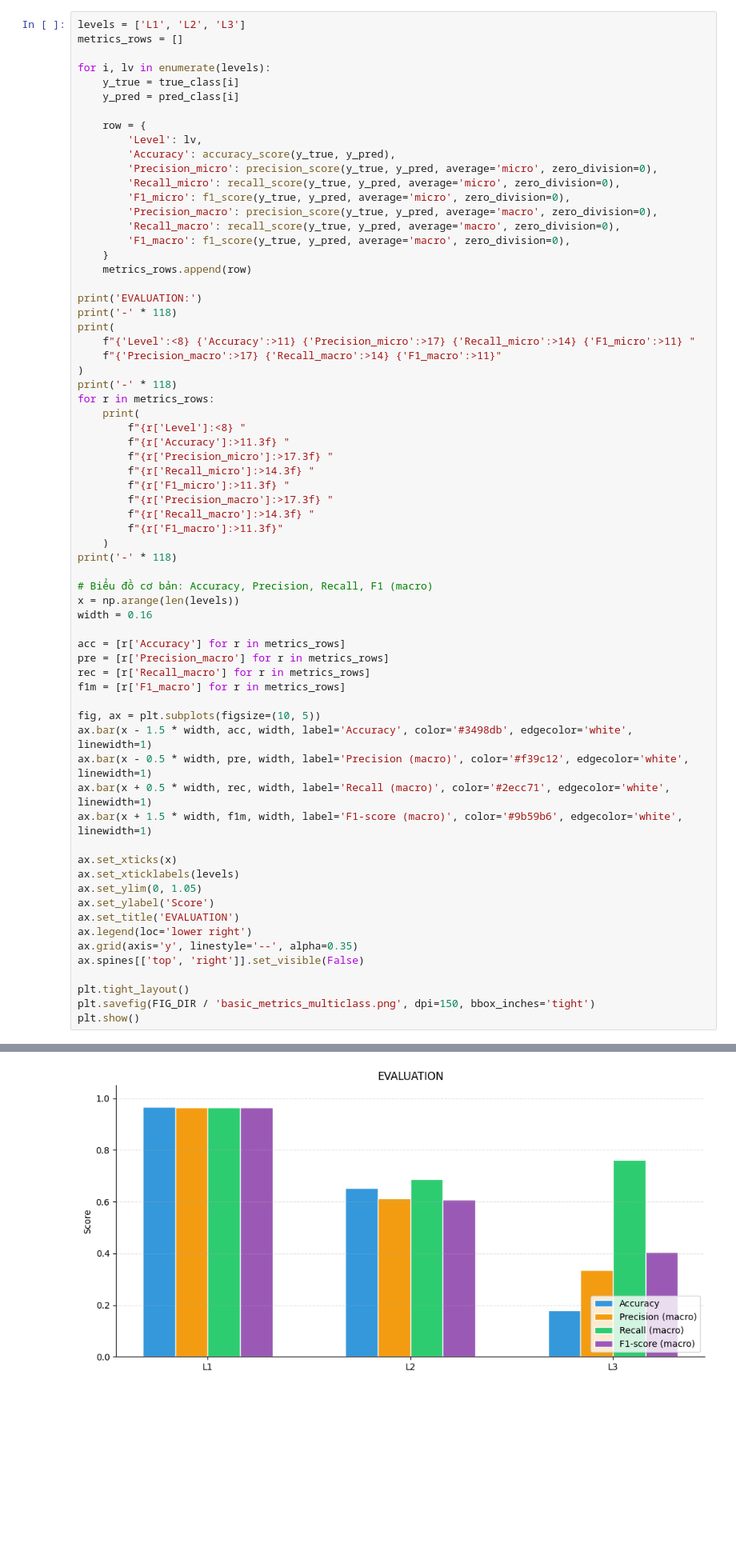
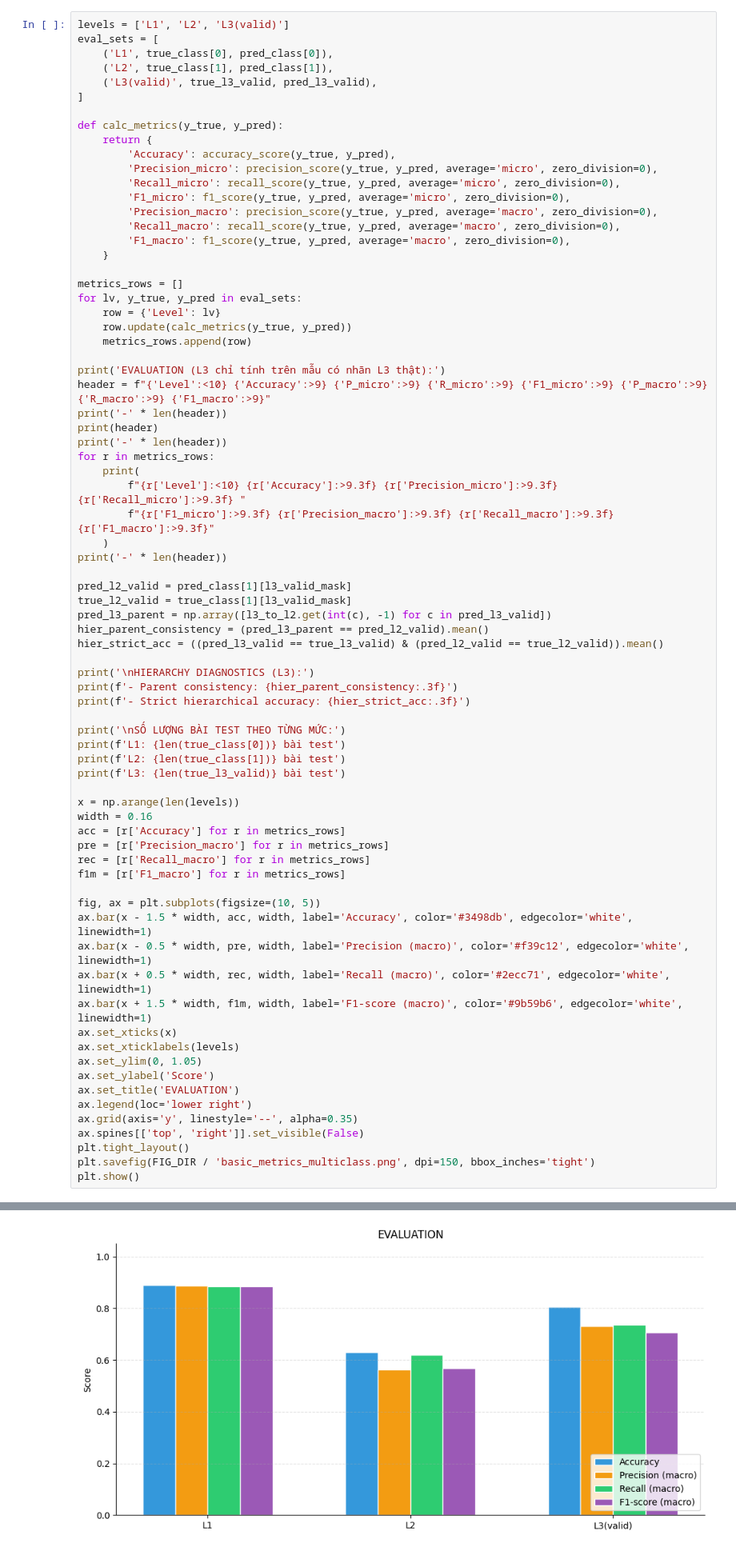
Before and after one commit to ntd7505/Multi-Label-Text-Classification, a Jupyter notebook: notebooks/evaluation.ipynb, the cells around one changed output, grey strips where cells are left out. Shown at 80% size. Cells and saved outputs as stored; diff of their text form; blank space fills up the shorter version.

```diff
--- a/notebooks/evaluation.ipynb
+++ b/notebooks/evaluation.ipynb
@@ -175,15 +186,15 @@ Top nhầm lẫn L1:
 # %% [markdown]
 ## Cell 3 — Accuracy, Precision, Recall, F1 (Macro/Micro)
 # %%
-levels = ['L1', 'L2', 'L3']
-metrics_rows = []
+levels = ['L1', 'L2', 'L3(valid)']
+eval_sets = [
+    ('L1', true_class[0], pred_class[0]),
+    ('L2', true_class[1], pred_class[1]),
+    ('L3(valid)', true_l3_valid, pred_l3_valid),
+]
 
-for i, lv in enumerate(levels):
-    y_true = true_class[i]
-    y_pred = pred_class[i]
-
-    row = {
-        'Level': lv,
+def calc_metrics(y_true, y_pred):
+    return {
         'Accuracy': accuracy_score(y_true, y_pred),
         'Precision_micro': precision_score(y_true, y_pred, average='micro', zero_division=0),
         'Recall_micro': recall_score(y_true, y_pred, average='micro', zero_division=0),
@@ -192,32 +203,42 @@ for i, lv in enumerate(levels):
         'Recall_macro': recall_score(y_true, y_pred, average='macro', zero_division=0),
         'F1_macro': f1_score(y_true, y_pred, average='macro', zero_division=0),
     }
+
+metrics_rows = []
+for lv, y_true, y_pred in eval_sets:
+    row = {'Level': lv}
+    row.update(calc_metrics(y_true, y_pred))
     metrics_rows.append(row)
 
-print('EVALUATION:')
-print('-' * 118)
-print(
-    f"{'Level':<8} {'Accuracy':>11} {'Precision_micro':>17} {'Recall_micro':>14} {'F1_micro':>11} "
-    f"{'Precision_macro':>17} {'Recall_macro':>14} {'F1_macro':>11}"
-)
-print('-' * 118)
+print('EVALUATION (L3 chỉ tính trên mẫu có nhãn L3 thật):')
+header = f"{'Level':<10} {'Accuracy':>9} {'P_micro':>9} {'R_micro':>9} {'F1_micro':>9} {'P_macro':>9} {'R_macro':>9} {'F1_macro':>9}"
+print('-' * len(header))
+print(header)
+print('-' * len(header))
 for r in metrics_rows:
     print(
-        f"{r['Level']:<8} "
-        f"{r['Accuracy']:>11.3f} "
-        f"{r['Precision_micro']:>17.3f} "
-        f"{r['Recall_micro']:>14.3f} "
-        f"{r['F1_micro']:>11.3f} "
-        f"{r['Precision_macro']:>17.3f} "
-        f"{r['Recall_macro']:>14.3f} "
-        f"{r['F1_macro']:>11.3f}"
+        f"{r['Level']:<10} {r['Accuracy']:>9.3f} {r['Precision_micro']:>9.3f} {r['Recall_micro']:>9.3f} "
+        f"{r['F1_micro']:>9.3f} {r['Precision_macro']:>9.3f} {r['Recall_macro']:>9.3f} {r['F1_macro']:>9.3f}"
     )
-print('-' * 118)
+print('-' * len(header))
 
-# Biểu đồ cơ bản: Accuracy, Precision, Recall, F1 (macro)
+pred_l2_valid = pred_class[1][l3_valid_mask]
+true_l2_valid = true_class[1][l3_valid_mask]
+pred_l3_parent = np.array([l3_to_l2.get(int(c), -1) for c in pred_l3_valid])
+hier_parent_consistency = (pred_l3_parent == pred_l2_valid).mean()
+hier_strict_acc = ((pred_l3_valid == true_l3_valid) & (pred_l2_valid == true_l2_valid)).mean()
+
+print('\nHIERARCHY DIAGNOSTICS (L3):')
+print(f'- Parent consistency: {hier_parent_consistency:.3f}')
+print(f'- Strict hierarchical accuracy: {hier_strict_acc:.3f}')
+
+print('\nSỐ LƯỢNG BÀI TEST THEO TỪNG MỨC:')
+print(f'L1: {len(true_class[0])} bài test')
+print(f'L2: {len(true_class[1])} bài test')
+print(f'L3: {len(true_l3_valid)} bài test')
+
 x = np.arange(len(levels))
 width = 0.16
-
 acc = [r['Accuracy'] for r in metrics_rows]
 pre = [r['Precision_macro'] for r in metrics_rows]
 rec = [r['Recall_macro'] for r in metrics_rows]
@@ -228,7 +249,6 @@ ax.bar(x - 1.5 * width, acc, width, label='Accuracy', color='#3498db', edgecolor
 ax.bar(x - 0.5 * width, pre, width, label='Precision (macro)', color='#f39c12', edgecolor='white', linewidth=1)
 ax.bar(x + 0.5 * width, rec, width, label='Recall (macro)', color='#2ecc71', edgecolor='white', linewidth=1)
 ax.bar(x + 1.5 * width, f1m, width, label='F1-score (macro)', color='#9b59b6', edgecolor='white', linewidth=1)
-
 ax.set_xticks(x)
 ax.set_xticklabels(levels)
 ax.set_ylim(0, 1.05)
@@ -237,7 +257,6 @@ ax.set_title('EVALUATION')
 ax.legend(loc='lower right')
 ax.grid(axis='y', linestyle='--', alpha=0.35)
 ax.spines[['top', 'right']].set_visible(False)
-
 plt.tight_layout()
 plt.savefig(FIG_DIR / 'basic_metrics_multiclass.png', dpi=150, bbox_inches='tight')
 plt.show()
@@ -253 +281 @@ L3             0.179             0.179          0.179       0.179             0.
-[figure, old version]
+[figure, new version]
```
Also changed, not shown: parts of 3 cells of this notebook, 17 other files.
